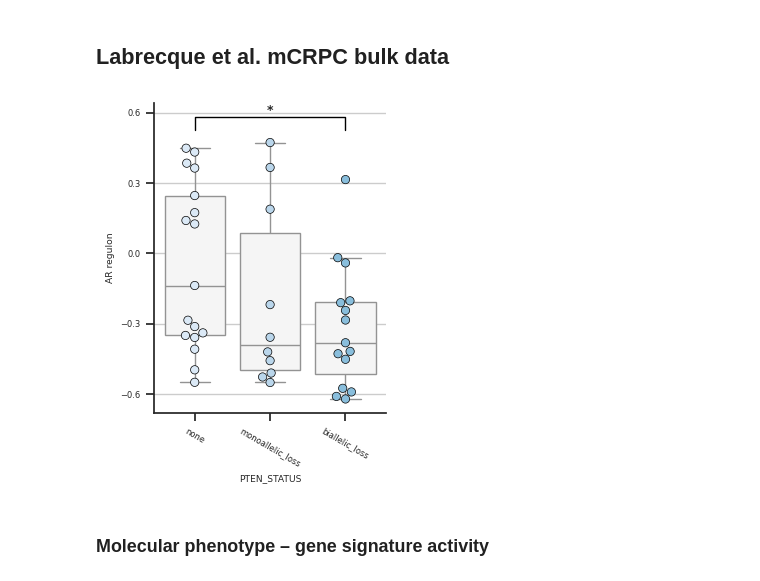
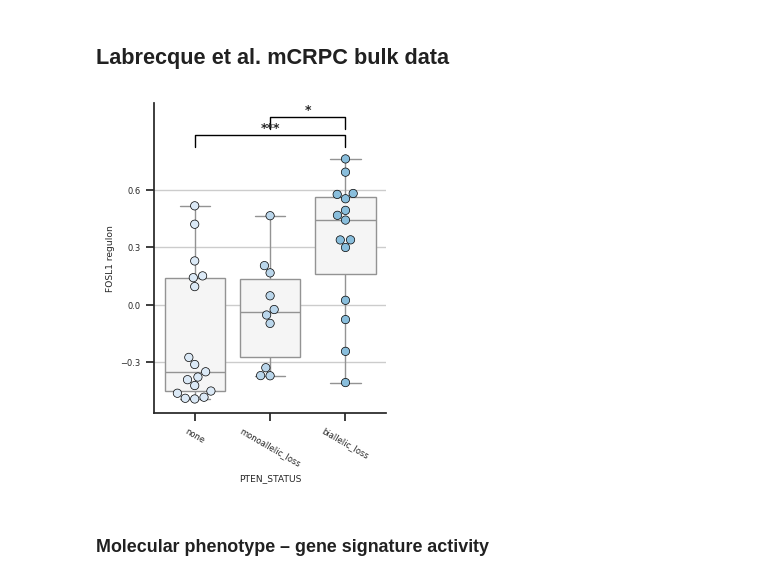
Before and after one commit to akiviaho/prostate_cancer_plasticity, a Jupyter notebook: ARNEO_enrichment_analysis.ipynb, the cells around one changed output. Cells and saved outputs as stored; diff of their text form; code cells hidden in the pictures.

Commit message:
Updated scoring and plotting analyses

```diff
--- a/ARNEO_enrichment_analysis.ipynb
+++ b/ARNEO_enrichment_analysis.ipynb
@@ -746,32 +754,53 @@ plt.show()
 # %% [output]
 [figure]
 # %%
+import pandas as pd
+from scipy.stats import fisher_exact
+from statsmodels.stats.multitest import multipletests
+
 sig1 = 'AR regulon'
-for sig2 in tfs_dict['NF-κB survival signaling']:
-    sig2 = sig2 + ' regulon'
-    print(sig2)
+
+results = []
+
+for tf in tfs_dict['NF-κB survival signaling']:
+
+    sig2 = tf + ' regulon'
+
     sig1_thr = df_all[sig1].quantile(0.75)
     sig2_thr = df_all[sig2].quantile(0.75)
 
     # subset
     df = df_all[df_all['ypT stage'] == 'ypT3/4'].copy()
-    #df = df_all.copy()
 
     # binary top-quartile flags
     df[f'{sig1}_topQ'] = df[sig1] >= sig1_thr
     df[f'{sig2}_topQ'] = df[sig2] >= sig2_thr
 
-    # either sig1 OR sig2 (or both)
+    # either sig1 OR sig2
     df['either_topQ'] = df[f'{sig1}_topQ'] | df[f'{sig2}_topQ']
 
     # contingency table
     crosstab_df = pd.crosstab(df['either_topQ'], df['BCR_3y'])
-    crosstab_df = crosstab_df.reindex(crosstab_df.index.astype(int))
-    crosstab_df = crosstab_df.loc[[1,0],[1,0]]
-    print(crosstab_df)
+    crosstab_df = crosstab_df.reindex(index=[True, False], columns=[1,0]).fillna(0)
 
-    # Fisher exact test
+    # Fisher test
     oddsratio, pval = fisher_exact(crosstab_df)
-    print(f"OR = {oddsratio:.2f}, p = {pval:.3g}")
-    print()
+
+    results.append({
+        'sig1': sig1,
+        'sig2': sig2,
+        'odds_ratio': oddsratio,
+        'p_value': pval
+    })
+
+# convert to dataframe
+results_df = pd.DataFrame(results)
+
+# BH correction
+results_df['p_adj_BH'] = multipletests(results_df['p_value'], method='fdr_bh')[1]
+
+# sort by adjusted p-value
+results_df = results_df.sort_values('p_adj_BH')
+
+print(results_df.round(3))
 # %% [output]
@@ -1063,7 +1312,7 @@ def p_to_star(p):
 plot_df = gsva_res_meta[~((gsva_res_meta == 'missing').any(axis=1))].reset_index(drop=True)
 
 
-sig = 'AR regulon'
+sig = 'FOSL1 regulon'
 var = 'PTEN_STATUS'
 alt_type = 'del' # 'gain', 'del'
 
@@ -1143,34 +1392,34 @@ y = y_max + 0.05*y_range
 for grp1, grp2 in combinations(cats, 2):
     data1 = plot_df.loc[plot_df[var] == grp1, sig]
     data2 = plot_df.loc[plot_df[var] == grp2, sig]
 
     stat, pval = ranksums(data1, data2)
     star = p_to_star(pval)
 
     if star == 'ns':
         continue  # skip non-significant if you want cleaner plots
 
     x1, x2 = x_pos[grp1], x_pos[grp2]
 
     # draw bar
     ax.plot([x1, x1, x2, x2],
             [y, y+h, y+h, y],
             lw=1.0, c='black')
 
     # draw stars
     ax.text((x1 + x2)/2, y + h,
             star,
             ha='center', va='bottom',
             weight='bold',
             fontsize=9)
 
     y += h * 1.5  # increment for next comparison
 
 plt.tight_layout()
 plt.savefig(f'/home/ak431480/plots/Labracque_et_al_{sig}_by_{var}_boxplot.pdf')
 plt.show()
 # %% [output]
-[figure, old version]
+[figure, new version]
 # %% [markdown]
 ### Molecular phenotype – gene signature activity
 # %%
```
Also changed, not shown: parts of 20 cells of this notebook.
